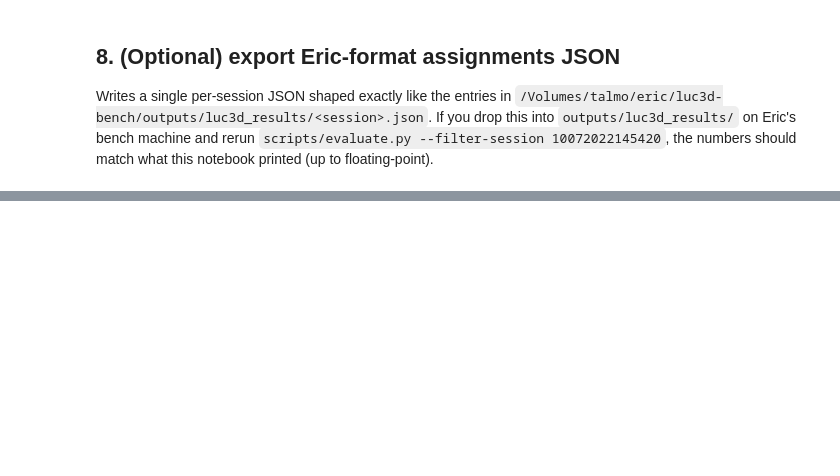
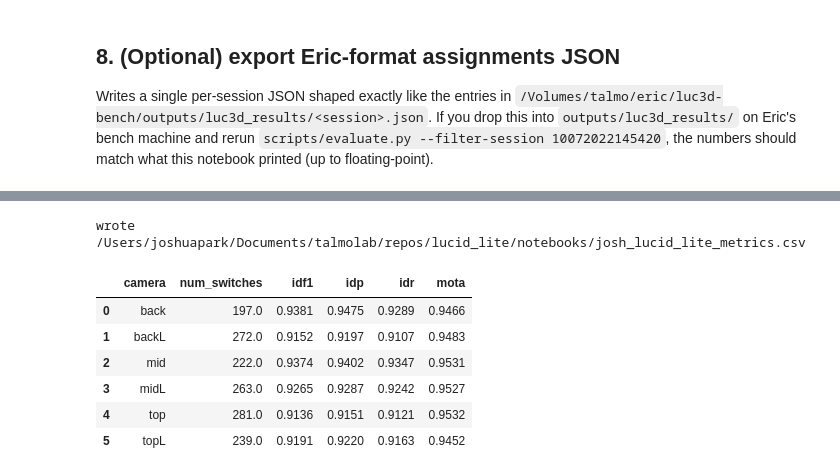
Before and after one commit to Joshjppark/lucid_lite, a Jupyter notebook: notebooks/benchmarker.ipynb, the cells around one changed output, grey strips where cells are left out. Saved outputs shown, nothing was run; the diff lists cells and outputs as text; code cells hidden in the pictures; blank space fills up the shorter version.

```diff
--- a/notebooks/benchmarker.ipynb
+++ b/notebooks/benchmarker.ipynb
@@ -268,7 +294,11 @@ def eval_camera(
         fg = session.frame_group(fi)
         pr_boxes, pr_ids = [], []
         if fg is not None:
-            assigns = per_frame_assignments[i]
+            try:
+                assigns = per_frame_assignments[i]
+            except:
+                print(i)
+                raise AssertionError
             seen_tracks: set[int] = set()
             for inst in fg.get_instances(cam):
                 if inst.track_idx is None or inst.track_idx in seen_tracks:
@@ -296,7 +326,7 @@ def eval_camera(
 per_cam_summaries: dict[str, pd.DataFrame] = {}
 for cam in BENCH_CAMERAS:
     tr, occ, _ = gt_by_cam[cam]
-    summary, _ = eval_camera(cam, tr, occ, per_frame_assignments, EVAL_FRAMES)
+    summary, _ = eval_camera(cam, tr, occ, per_frame_assignments, EVAL_FRAMES[:-1])
     per_cam_summaries[cam] = summary
     print(f"  {cam:>6}: switches={int(summary.loc[cam, 'num_switches'])}  "
           f"idf1={summary.loc[cam, 'idf1']:.4f}  "
@@ -379,0 +447,51 @@ print(f"wrote {out_csv}")
+# %%
+# --- 9a. Build josh_df in Eric's per-camera schema ---
+# Re-uses `per_cam_summaries` from Section 6 (dict[cam, DataFrame[metric_cols]]).
+
+# ERIC_METRICS_CSV = Path("/Volumes/talmo/eric/luc3d-bench/outputs/PAF_3d_kalman/metrics/per_camera_session_metrics.csv")
+ERIC_METRICS_CSV = Path("/Users/joshuapark/Documents/talmolab/repos/lucid_lite/notebooks/per_camera_session_metrics.csv")
+assert ERIC_METRICS_CSV.exists(), f"SMB mount not visible at {ERIC_METRICS_CSV}"
+
+# Drop section 9's outputs (figure + per-camera CSV) directly under
+# notebooks/ — section 8's OUT_DIR is notebooks/benchmark_outputs/ which
+# is for the per-session JSON, not benchmark-figure artifacts.
+FIG_OUT_DIR = REPO_ROOT / "notebooks"
+FIG_OUT_DIR.mkdir(parents=True, exist_ok=True)
+
+# Mirror metadata (difficulty / bedding / animals) from any existing row in
+# Eric's CSV for this same session so the by-difficulty plots line up.
+_ref_df = pd.read_csv(ERIC_METRICS_CSV, usecols=["session", "difficulty", "bedding", "animals"])
+_ref = _ref_df[_ref_df.session == int(SESSION_ID)].head(1)
+if not _ref.empty:
+    DIFFICULTY = int(_ref.iloc[0]["difficulty"])
+    BEDDING    = _ref.iloc[0]["bedding"]
+    ANIMALS    = int(_ref.iloc[0]["animals"])
+else:
+    DIFFICULTY, BEDDING, ANIMALS = 0, "unknown", int(N_GT_TRACKS)
+
+def _josh_row(cam, summary_df):
+    row = summary_df.loc[cam].to_dict()
+    return {
+        "session":   int(SESSION_ID),
+        "camera":    cam,
+        "tracker":   "josh_lucid_lite",
+        "difficulty": DIFFICULTY,
+        "bedding":   BEDDING,
+        "animals":   ANIMALS,
+        **{k: row[k] for k in METRIC_COLS},
+    }
+
+josh_df = pd.DataFrame([_josh_row(cam, s) for cam, s in per_cam_summaries.items()])
+josh_csv = FIG_OUT_DIR / "josh_lucid_lite_metrics.csv"
+josh_df.to_csv(josh_csv, index=False)
+print(f"wrote {josh_csv}")
+josh_df[["camera", "num_switches", "idf1", "idp", "idr", "mota"]].round(4)
+# %% [output]
+wrote /Users/joshuapark/Documents/talmolab/repos/lucid_lite/notebooks/josh_lucid_lite_metrics.csv
+|  | camera | num_switches | idf1 | idp | idr | mota |
+| 0 | back | 197.0 | 0.9381 | 0.9475 | 0.9289 | 0.9466 |
+| 1 | backL | 272.0 | 0.9152 | 0.9197 | 0.9107 | 0.9483 |
+| 2 | mid | 222.0 | 0.9374 | 0.9402 | 0.9347 | 0.9531 |
+| 3 | midL | 263.0 | 0.9265 | 0.9287 | 0.9242 | 0.9527 |
+| 4 | top | 281.0 | 0.9136 | 0.9151 | 0.9121 | 0.9532 |
+| 5 | topL | 239.0 | 0.9191 | 0.9220 | 0.9163 | 0.9452 |
```
Also changed, not shown: parts of 14 cells of this notebook, 20 other files.
